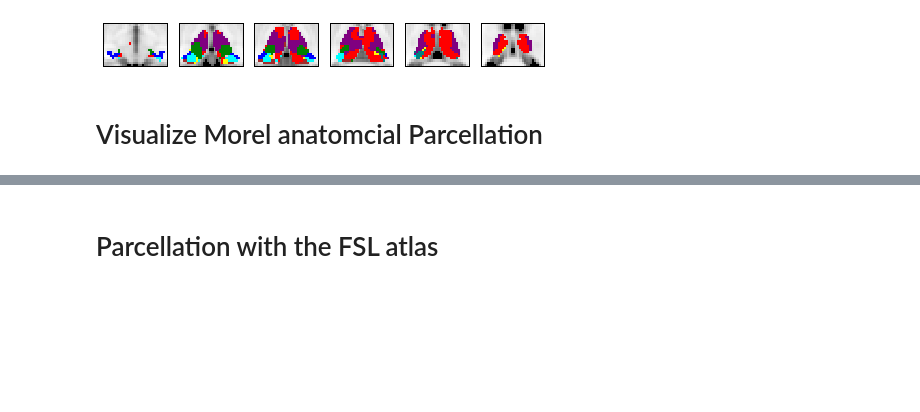
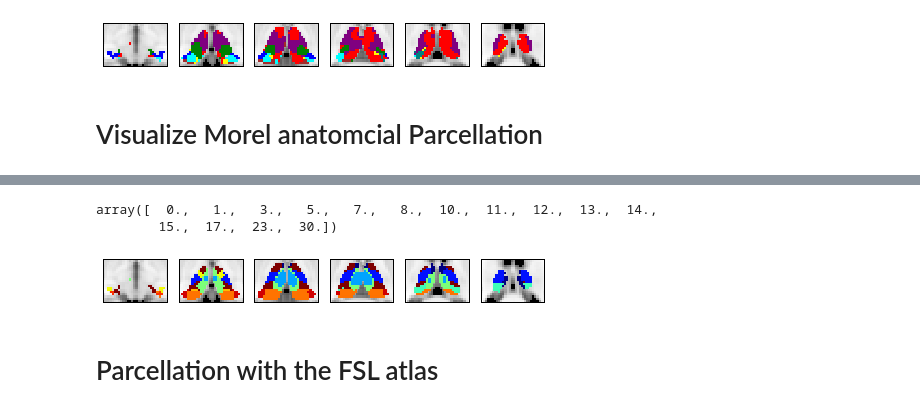
Before and after one commit to kaihwang/FuncParcel, a Jupyter notebook: Visualize_thalamus_maps.ipynb, the cells around one changed output, grey strips where cells are left out. Cells and saved outputs as stored; diff of their text form; code cells hidden in the pictures; blank space fills up the shorter version.

```diff
--- a/Visualize_thalamus_maps.ipynb
+++ b/Visualize_thalamus_maps.ipynb
@@ -129,3 +144,53 @@ visualize_parcellation(Morel_atlas, cmap, 'Data/Morel_Parcel.png')
+# %%
+## consolidate some of the smaller nuclei into larger nuclear groups
+#AN
+Morel_atlas[Morel_atlas == 2] =1
+Morel_atlas[Morel_atlas == 3] =1
+Morel_atlas[Morel_atlas == 4] =1
+#MD
+Morel_atlas[Morel_atlas == 6] =5
+#IL
+Morel_atlas[Morel_atlas == 9] =8
+Morel_atlas[Morel_atlas == 10] =8
+Morel_atlas[Morel_atlas == 11] =8
+Morel_atlas[Morel_atlas == 19] =8
+
+Morel_atlas[Morel_atlas == 18] =0
+
+#LGN
+Morel_atlas[Morel_atlas == 21] =10
+Morel_atlas[Morel_atlas == 22] =10
+
+#VP
+Morel_atlas[Morel_atlas == 24] =23
+Morel_atlas[Morel_atlas == 25] =23
+Morel_atlas[Morel_atlas == 26] =23
+
+#PO
+Morel_atlas[Morel_atlas == 20] =11
+
+#VL
+Morel_atlas[Morel_atlas == 27] =3
+Morel_atlas[Morel_atlas == 28] =3
+Morel_atlas[Morel_atlas == 29] =3
+
+#VA
+Morel_atlas[Morel_atlas == 31] =30
+
+#VM
+Morel_atlas[Morel_atlas == 32] =10
+
+#LP
+Morel_atlas[Morel_atlas == 16] = 7
+np.unique(Morel_atlas)
+# %% [output]
+array([  0.,   1.,   3.,   5.,   7.,   8.,  10.,  11.,  12.,  13.,  14.,
+        15.,  17.,  23.,  30.])
+# %%
+cmap = 'jet'
+visualize_parcellation(Morel_atlas, cmap, 'Data/Morel_Parcel.png')
+# %% [output]
+[figure, added]
 # %% [markdown]
 # Parcellation with the FSL atlas
 # %%
```
Also changed, not shown: parts of 13 cells of this notebook, 5 other files.
